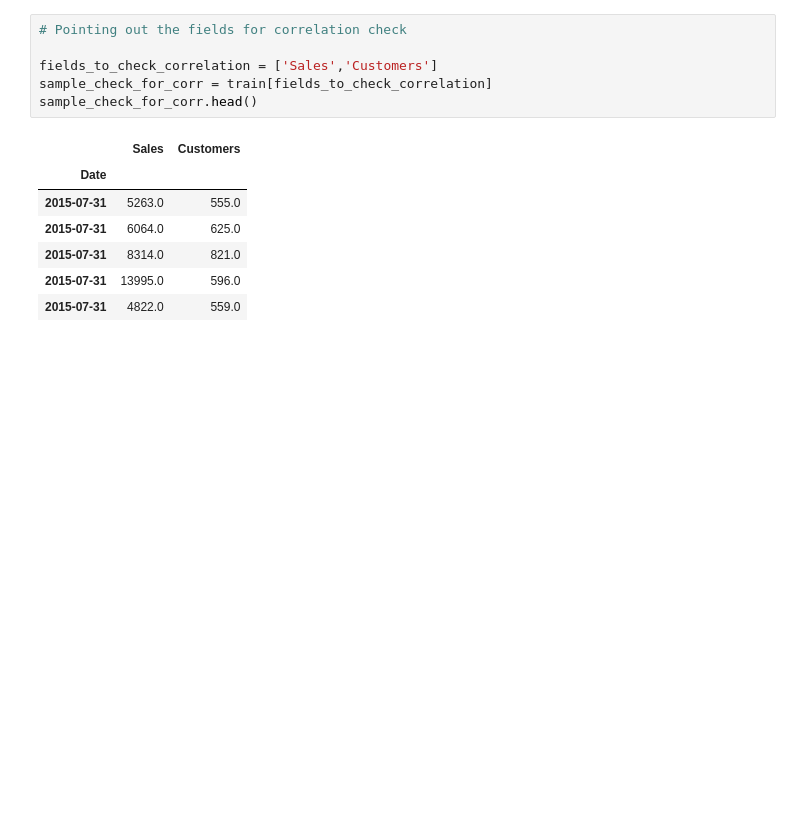
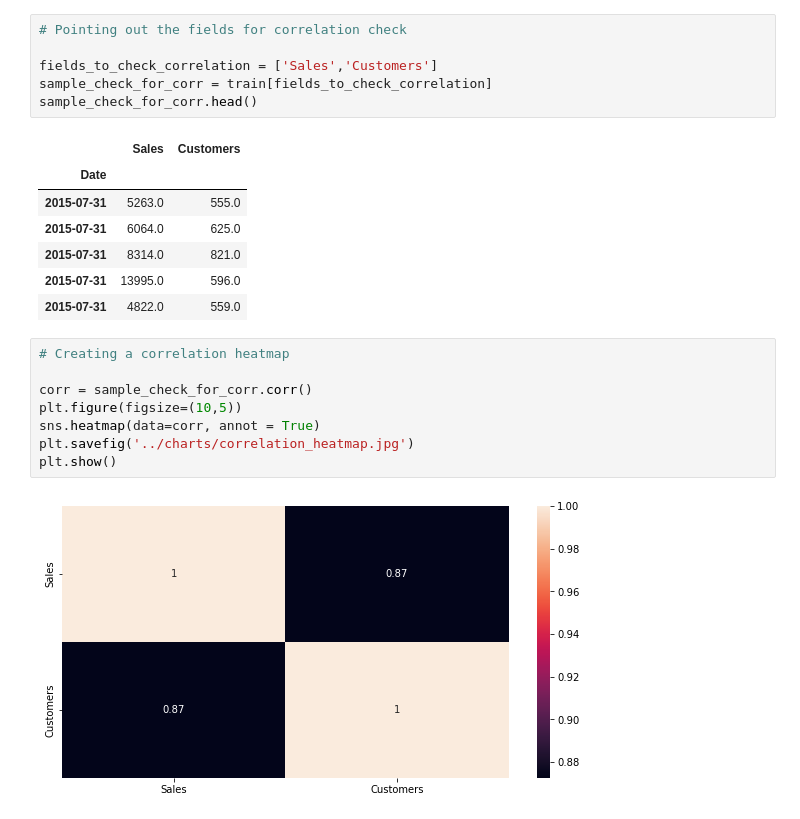
Before and after one commit to Micky373/Sales_forcasting, a Jupyter notebook: notebooks/data_exploration.ipynb, the cells around one changed output. Saved outputs shown, nothing was run; the diff lists cells and outputs as text; blank space fills up the shorter version.

Commit message:
Visualize the correlation between sales and customer number

```diff
--- a/notebooks/data_exploration.ipynb
+++ b/notebooks/data_exploration.ipynb
@@ -346,3 +346,13 @@ sample_check_for_corr.head()
 | 2015-07-31 | 8314.0 | 821.0 |
 | 2015-07-31 | 13995.0 | 596.0 |
 | 2015-07-31 | 4822.0 | 559.0 |
+# %%
+# Creating a correlation heatmap
+
+corr = sample_check_for_corr.corr()
+plt.figure(figsize=(10,5))
+sns.heatmap(data=corr, annot = True)
+plt.savefig('../charts/correlation_heatmap.jpg')
+plt.show()
+# %% [output]
+[figure, added]
```
Also changed, not shown: 1 other file.
